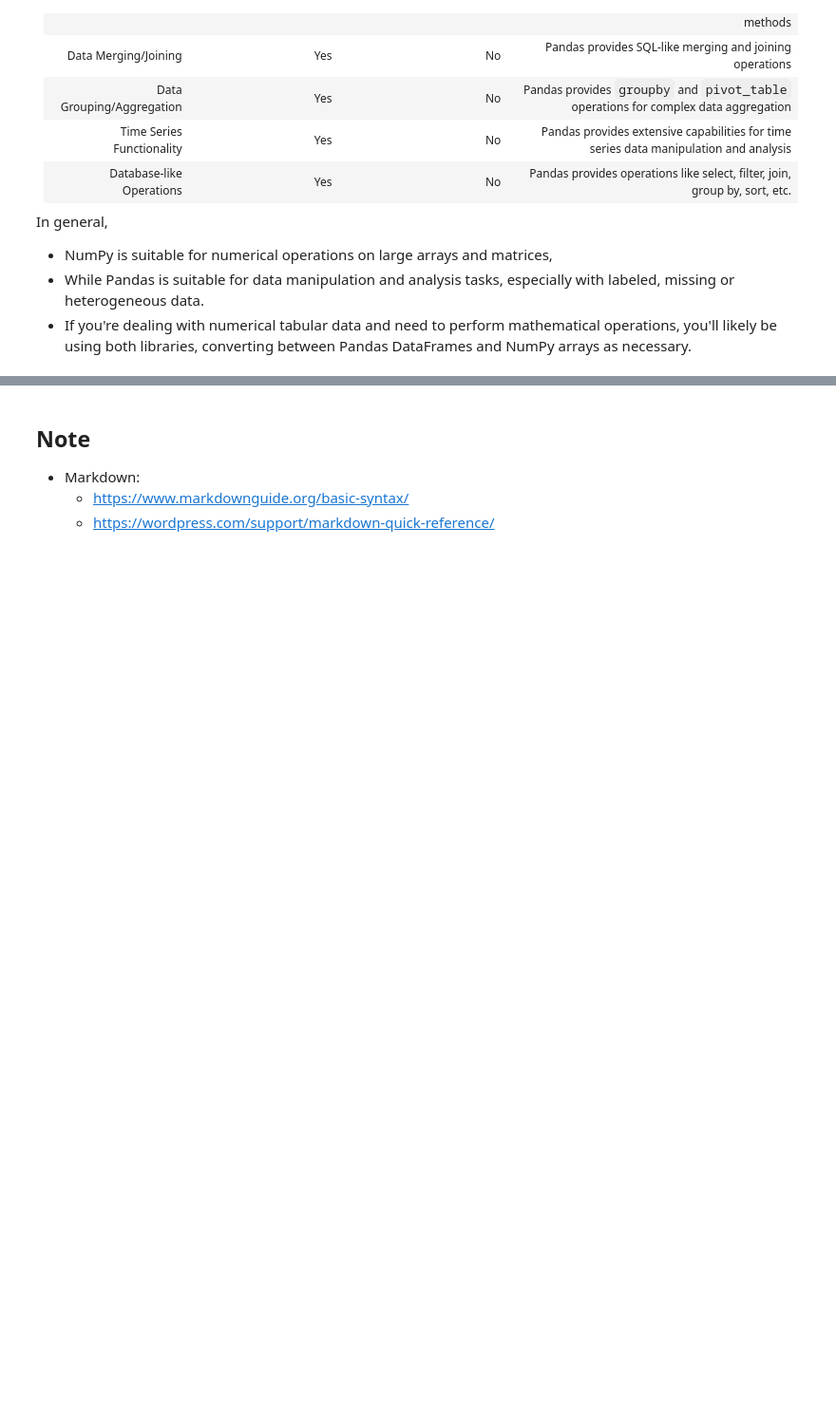
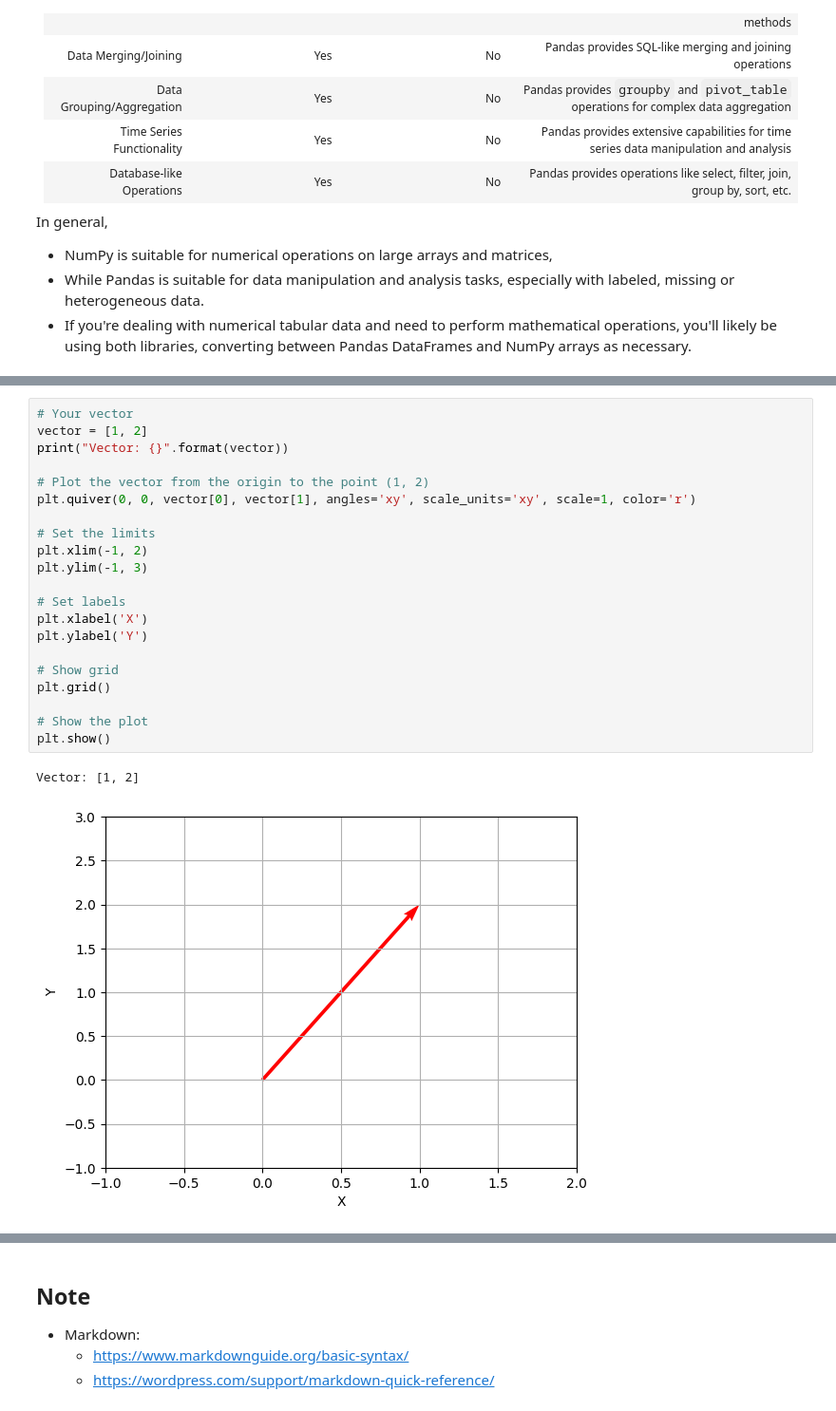
Before and after one commit to natapone/learning_ai_by_coding, a Jupyter notebook: 1-1_linear_algebra.ipynb, the cells around one changed output, grey strips where cells are left out. Shown at 95% size. Drawn from its saved outputs; the diff is of its cells as text; blank space fills up the shorter version.

Commit message:
linear algebra - number, vector, matrix

```diff
--- a/1-1_linear_algebra.ipynb
+++ b/1-1_linear_algebra.ipynb
@@ -484,0 +510,24 @@ In general,
+# %%
+# Your vector
+vector = [1, 2]
+print("Vector: {}".format(vector))
+
+# Plot the vector from the origin to the point (1, 2)
+plt.quiver(0, 0, vector[0], vector[1], angles='xy', scale_units='xy', scale=1, color='r')
+
+# Set the limits
+plt.xlim(-1, 2)
+plt.ylim(-1, 3)
+
+# Set labels
+plt.xlabel('X')
+plt.ylabel('Y')
+
+# Show grid
+plt.grid()
+
+# Show the plot
+plt.show()
+# %% [output]
+Vector: [1, 2]
+[figure, added]
```
Also changed, not shown: parts of 12 cells of this notebook.
